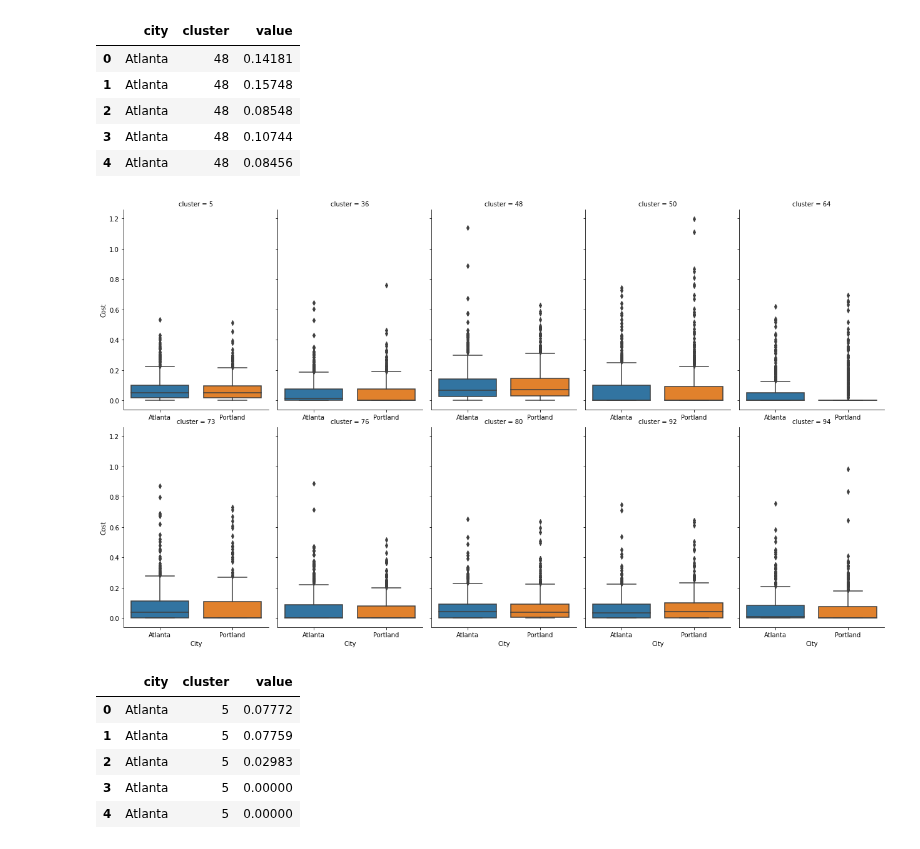
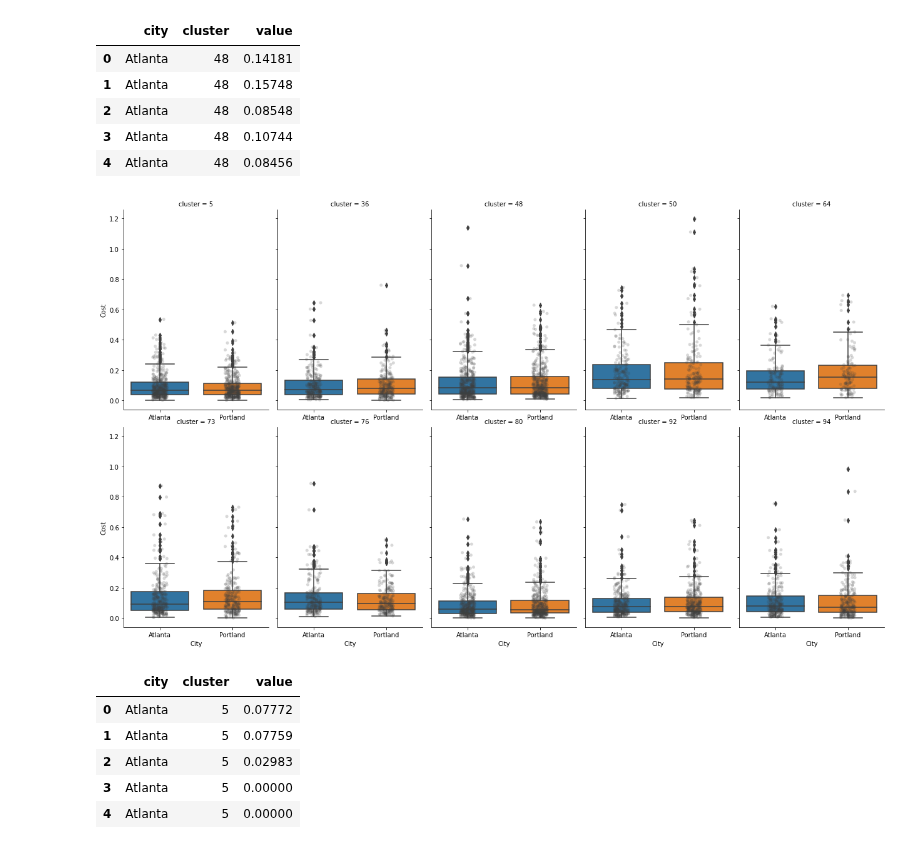
Before and after one commit to maybemkl/wmdecompose, a Jupyter notebook: notebooks/Yelp_example.ipynb, the cells around one changed output. Drawn from its saved outputs; the diff is of its cells as text; code cells hidden in the pictures.

Commit message:
add strip to boxplots

```diff
--- a/notebooks/Yelp_example.ipynb
+++ b/notebooks/Yelp_example.ipynb
@@ -1014,21 +1014,28 @@ x1_costs_long.head()
 | 2 | Atlanta | 48 | 0.08548 |
 | 3 | Atlanta | 48 | 0.10744 |
 | 4 | Atlanta | 48 | 0.08456 |
+# %%
+x1_costs_long = x1_costs_long[x1_costs_long.value != 0]
 # %%
 g = sns.catplot(x="city",
                 y="value",
                 col="cluster",
                 data=x1_costs_long,
                 kind="box",
                 height=5,
                 aspect=.7,
                 col_wrap=5,
                 margin_titles=True);
+g.map_dataframe(sns.stripplot,
+                x="city",
+                y="value",
+                palette=["#404040"],
+                alpha=0.2, dodge=True)
 g.set_axis_labels("City", "Cost")
 for ax in g.axes.flatten():
     ax.tick_params(labelbottom=True)
 # %% [output]
-[figure, old version]
+[figure, new version]
 # %%
 x2_costs = pd.DataFrame(wmd_pairs_flow.X1_feat)
 x2_costs.index = list(pairs.values())
```
Also changed, not shown: parts of 2 cells of this notebook.
